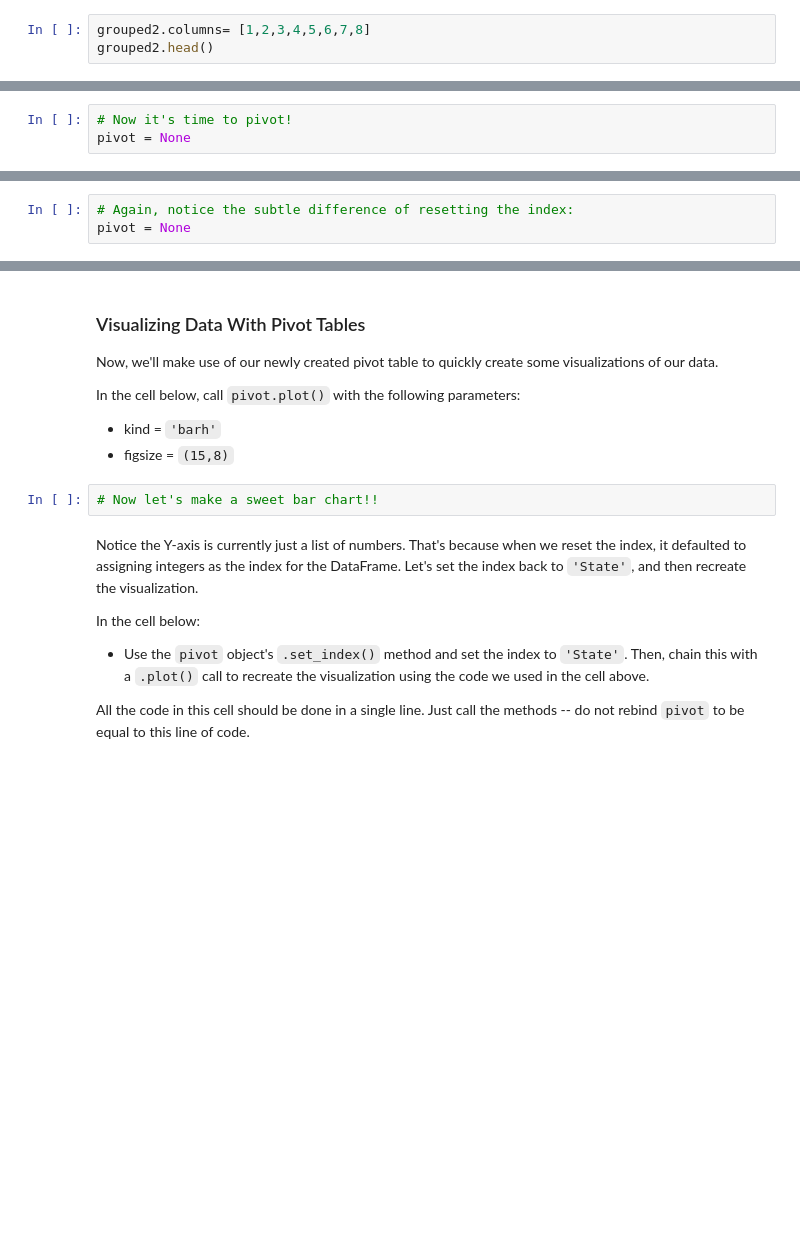
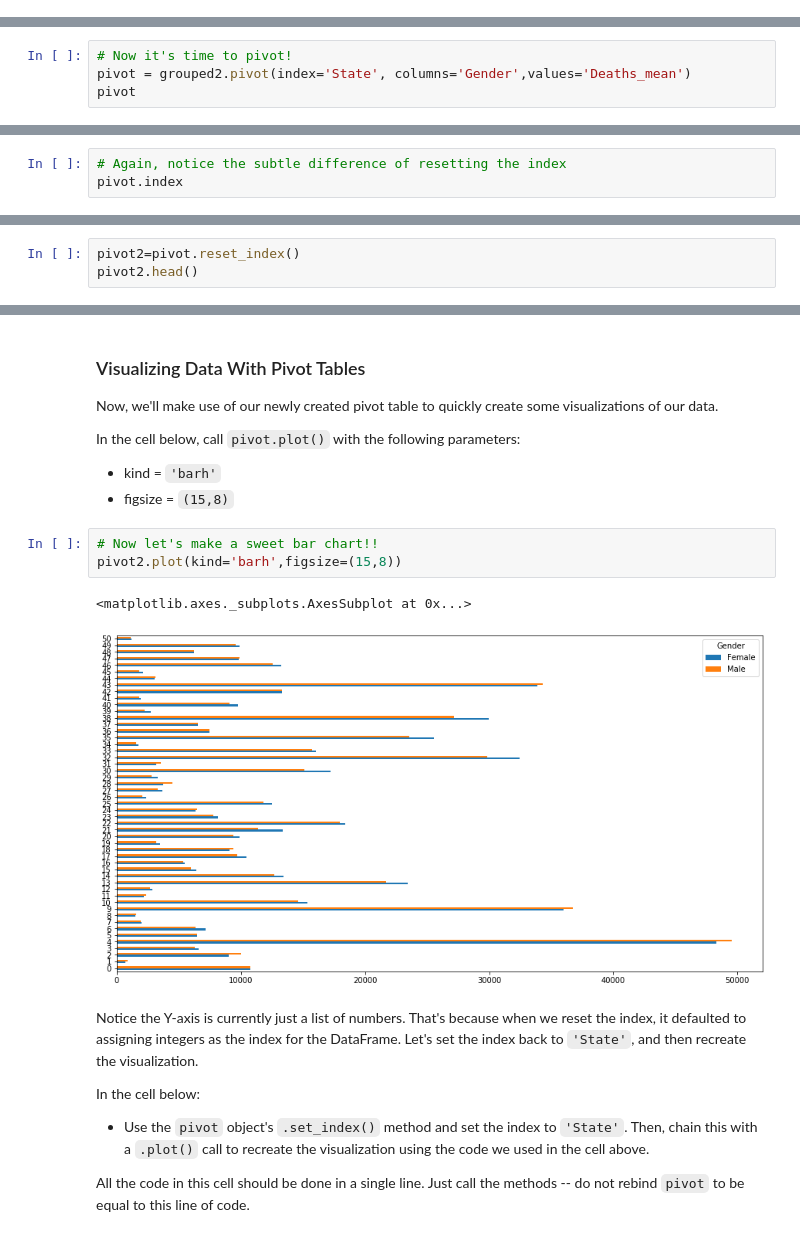
Before and after one commit to poariston/dsc-pivot-tables-pandas-lab-online-ds-pt-120919, a Jupyter notebook: index.ipynb, the cells around one changed output, grey strips where cells are left out. Cells and saved outputs as stored; diff of their text form; blank space fills up the shorter version.

```diff
--- a/index.ipynb
+++ b/index.ipynb
@@ -507,6 +507,3 @@ grouped2.head()
 | 2 | Alaska | Female | 679.975000 | 13 | 4727 | 1.440403e+05 | 1224 | ... |
 | 3 | Alaska | Male | 860.357143 | 12 | 5185 | 1.518884e+05 | 578 | ... |
 | 4 | Arizona | Female | 8998.386364 | 21 | 133923 | 1.246502e+06 | 12211 | ... |
-# %%
-grouped2.columns= [1,2,3,4,5,6,7,8]
-grouped2.head()
@@ -532,3 +538,4 @@ Then, display the `.head()` of our new `pivot` DataFrame to see what it looks li
 # %%
 # Now it's time to pivot!
-pivot = None
+pivot = grouped2.pivot(index='State', columns='Gender',values='Deaths_mean')
+pivot
@@ -539,5 +569,5 @@ Let's reset the index and see how it changes our pivot table.
 
 In the cell below, reset the index of the `pivot` object as we did previously.  Then, display the `.head()` of the object to see if we can detect any changes.
 # %%
-# Again, notice the subtle difference of resetting the index:
-pivot = None
+# Again, notice the subtle difference of resetting the index
+pivot.index
@@ -543,0 +586,3 @@ pivot = None
+# %%
+pivot2=pivot.reset_index()
+pivot2.head()
@@ -552,6 +608,10 @@ In the cell below, call `pivot.plot()` with the following parameters:
 * figsize = `(15,8)`
 # %%
 # Now let's make a sweet bar chart!!
+pivot2.plot(kind='barh',figsize=(15,8))
+# %% [output]
+<matplotlib.axes._subplots.AxesSubplot at 0x...>
+[figure, added]
 # %% [markdown]
 Notice the Y-axis is currently just a list of numbers.  That's because when we reset the index, it defaulted to assigning integers as the index for the DataFrame.  Let's set the index back to `'State'`, and then recreate the visualization.
 
```
Also changed, not shown: parts of 24 cells of this notebook.
